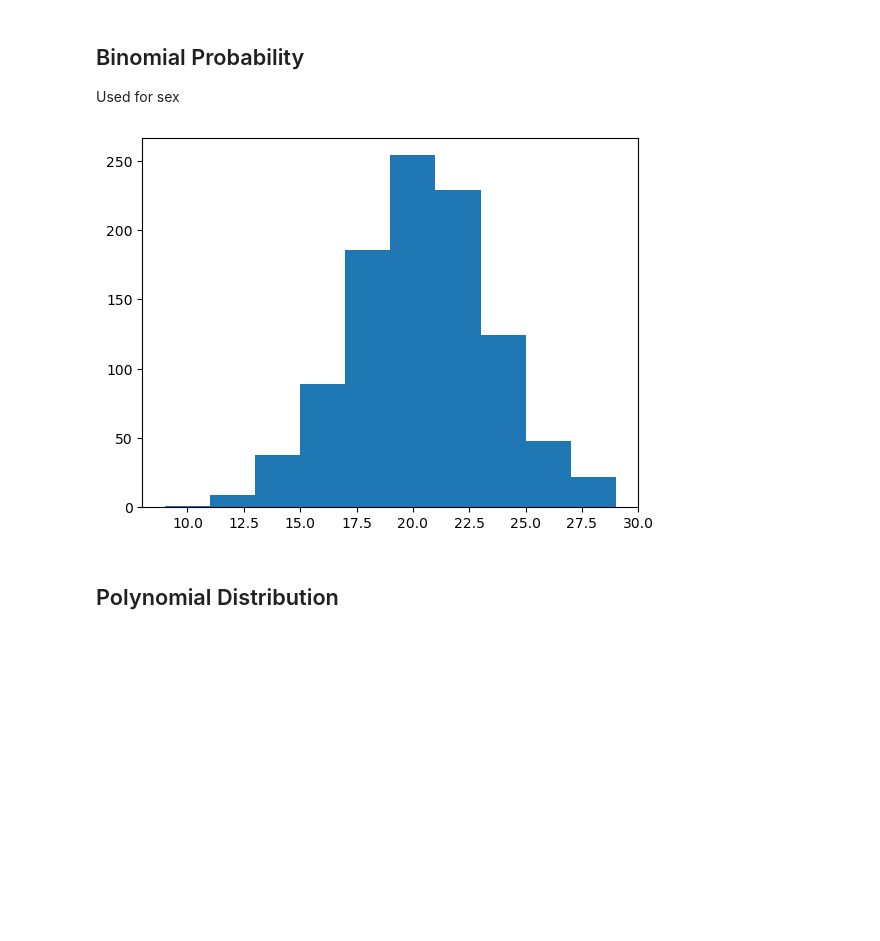
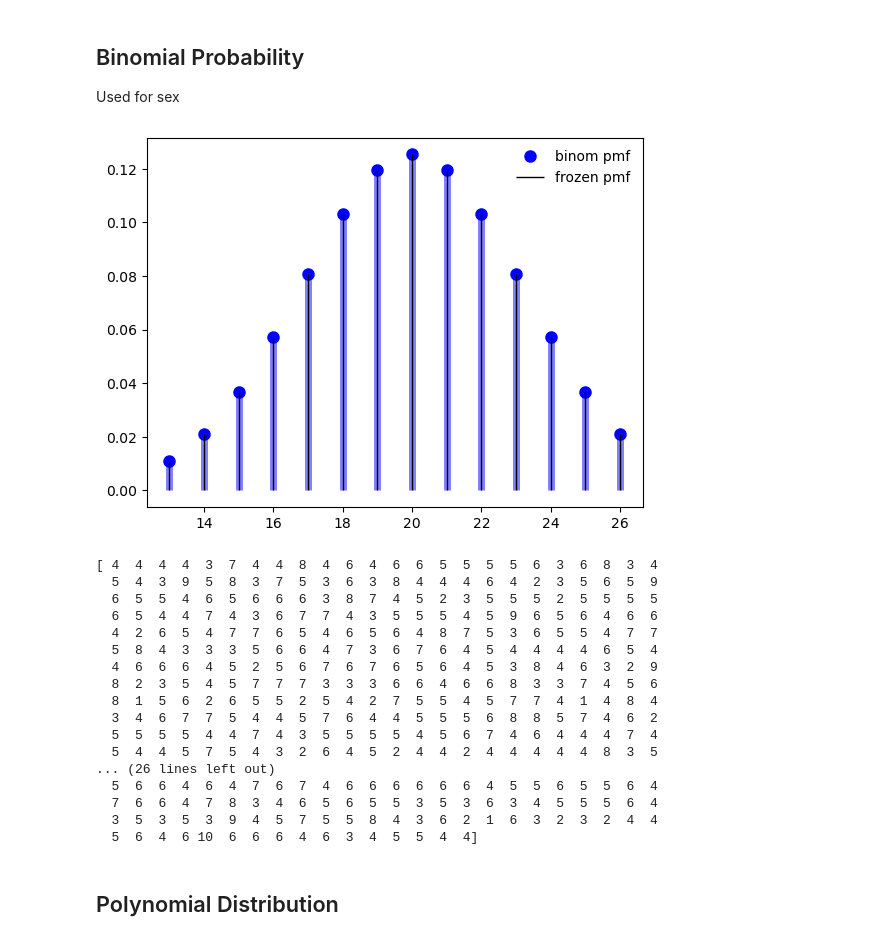
Before and after one commit to humphs078/data_analysis_fundamentals, a Jupyter notebook: tasks/scripts/task_3/task_3.ipynb, the cells around one changed output. Drawn from its saved outputs; the diff is of its cells as text; code cells hidden in the pictures; blank space fills up the shorter version.

```diff
--- a/tasks/scripts/task_3/task_3.ipynb
+++ b/tasks/scripts/task_3/task_3.ipynb
@@ -1,22 +1,61 @@
 # %% [markdown]
 ## Binomial Probability
 Used for sex
+# %%
+import numpy as np
+
+from scipy.stats import binom
+
+import matplotlib.pyplot as plt
+
+fig, ax = plt.subplots(1, 1)
+
+n, p = 40, 0.5
+
+mean, var, skew, kurt = binom.stats(n, p, moments='mvsk')
+
+x = np.arange(binom.ppf(0.01, n, p),
+
+              binom.ppf(0.99, n, p))
+
+ax.plot(x, binom.pmf(x, n, p), 'bo', ms=8, label='binom pmf')
+
+ax.vlines(x, 0, binom.pmf(x, n, p), colors='b', lw=5, alpha=0.5)
+rv = binom(n, p)
+
+ax.vlines(x, 0, rv.pmf(x), colors='k', linestyles='-', lw=1,
+
+        label='frozen pmf')
+
+ax.legend(loc='best', frameon=False)
+
+plt.show()
+# %% [output]
+[figure, added]
 # %%
-import pandas as pd
-import seaborn as sns
-import numpy as np
-import matplotlib.pyplot as plt
-
-n, p = 40, .5  # number of trials, probability of each trial
+n, p = 10, .5  # number of trials, probability of each trial
 
 s = np.random.binomial(n, p, 1000)
-# result of flipping a coin 10 times, tested 1000 times.
-
-fig, axs = plt.subplots()
-axs.hist(s, bins=10)
-plt.show()
+# result of flipping a coin 10 times, tested 1000 times
+print(s)
 # %% [output]
-[figure, removed]
+[ 4  4  4  4  3  7  4  4  8  4  6  4  6  6  5  5  5  5  6  3  6  8  3  4
+  5  4  3  9  5  8  3  7  5  3  6  3  8  4  4  4  6  4  2  3  5  6  5  9
+  6  5  5  4  6  5  6  6  6  3  8  7  4  5  2  3  5  5  5  2  5  5  5  5
+  6  5  4  4  7  4  3  6  7  7  4  3  5  5  5  4  5  9  6  5  6  4  6  6
+  4  2  6  5  4  7  7  6  5  4  6  5  6  4  8  7  5  3  6  5  5  4  7  7
+  5  8  4  3  3  3  5  6  6  4  7  3  6  7  6  4  5  4  4  4  4  6  5  4
+  4  6  6  6  4  5  2  5  6  7  6  7  6  5  6  4  5  3  8  4  6  3  2  9
+  8  2  3  5  4  5  7  7  7  3  3  3  6  6  4  6  6  8  3  3  7  4  5  6
+  8  1  5  6  2  6  5  5  2  5  4  2  7  5  5  4  5  7  7  4  1  4  8  4
+  3  4  6  7  7  5  4  4  5  7  6  4  4  5  5  5  6  8  8  5  7  4  6  2
+  5  5  5  5  4  4  7  4  3  5  5  5  5  4  5  6  7  4  6  4  4  4  7  4
+  5  4  4  5  7  5  4  3  2  6  4  5  2  4  4  2  4  4  4  4  4  8  3  5
+... (26 lines left out)
+  5  6  6  4  6  4  7  6  7  4  6  6  6  6  6  6  4  5  5  6  5  5  6  4
+  7  6  6  4  7  8  3  4  6  5  6  5  5  3  5  3  6  3  4  5  5  5  6  4
+  3  5  3  5  3  9  4  5  7  5  5  8  4  3  6  2  1  6  3  2  3  2  4  4
+  5  6  4  6 10  6  6  6  4  6  3  4  5  5  4  4]
 # %% [markdown]
 ## Polynomial Distribution
 # %%
```
Also changed, not shown: parts of 1 cell of this notebook, 1 other file.
